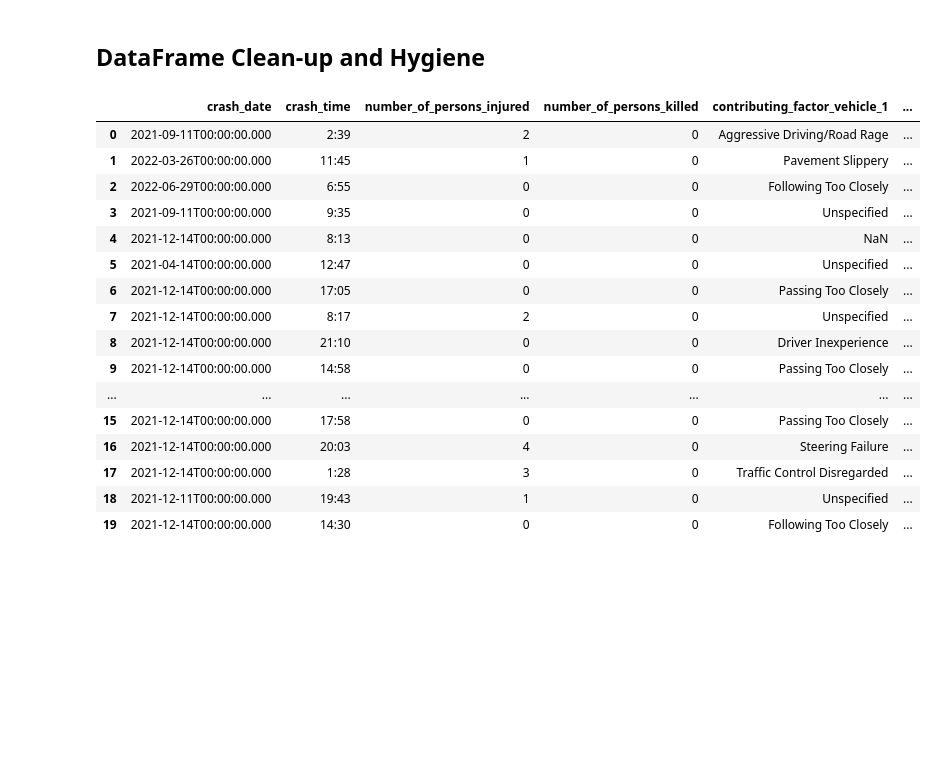
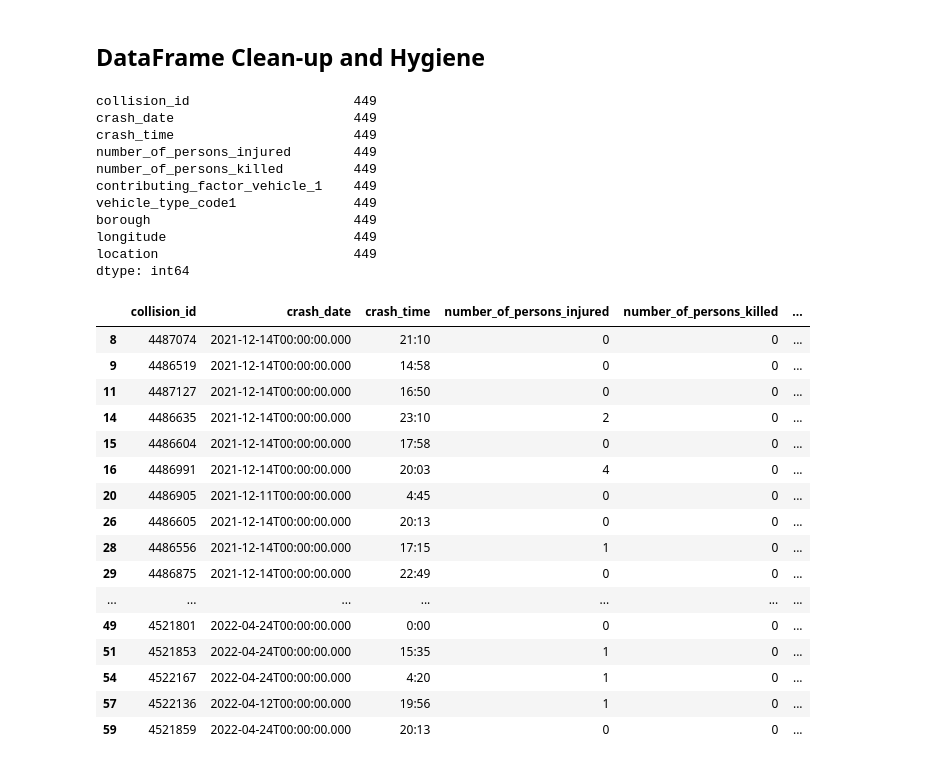
Before and after one commit to aglantzrbc/rutgers23-project-one, a Jupyter notebook: initial_python_file.ipynb, the cells around one changed output. Cells and saved outputs as stored; diff of their text form; code cells hidden in the pictures; blank space fills up the shorter version.

```diff
--- a/initial_python_file.ipynb
+++ b/initial_python_file.ipynb
@@ -83,36 +83,54 @@ vehicle_type_code_5
 # %% [markdown]
 ## DataFrame Clean-up and Hygiene
 # %%
-# Excluse columns that are unnecessary for the analysis
+# Exclude columns that are unnecessary for the analysis
 excluded_columns = ["on_street_name", "off_street_name", "number_of_pedestrians_injured", "number_of_pedestrians_killed", "number_of_cyclist_injured",
 "number_of_cyclist_killed", "number_of_motorist_injured", "number_of_motorist_killed", "contributing_factor_vehicle_2", "vehicle_type_code2", "zip_code", "latitude", "longitude"
 "location", "cross_street_name", "cross_street_name", "contributing_factor_vehicle_3", "vehicle_type_code_3", "contributing_factor_vehicle_4", "vehicle_type_code_4", "contributing_factor_vehicle_5", "vehicle_type_code_5"]
 filtered_df = results_values_df.loc[:, ~results_values_df.columns.isin(excluded_columns)]
 
-# Reorder columns with "collision_id" as the first column so that each cr
+# Drop rows with missing values
+filtered_df = filtered_df.dropna()
+
+# Drop rows where "contributing_factor_vehicle_1" is "Unspecified"
+filtered_df = filtered_df[filtered_df["contributing_factor_vehicle_1"] != "Unspecified"]
+
+# Reorder columns with "collision_id" as the first column so that each crash can be easily identified if needed
 column_order = ["collision_id"] + [col for col in filtered_df.columns if col != "collision_id"]
 filtered_df = filtered_df[column_order]
 
-# Sample values
-filtered_df.head(20)
+# Counts by column, to make sure analysis still has a sufficient number of records after previous drops
+column_counts = filtered_df.count()
+print(column_counts)
 
 # Sample values
 filtered_df.head(20)
 # %% [output]
+collision_id                     449
+crash_date                       449
+crash_time                       449
+number_of_persons_injured        449
+number_of_persons_killed         449
+contributing_factor_vehicle_1    449
+vehicle_type_code1               449
+borough                          449
+longitude                        449
+location                         449
+dtype: int64
-|  | crash_date | crash_time | number_of_persons_injured | number_of_persons_killed | contributing_factor_vehicle_1 | ... |
-| 0 | 2021-09-11T00:00:00.000 | 2:39 | 2 | 0 | Aggressive Driving/Road Rage | ... |
-| 1 | 2022-03-26T00:00:00.000 | 11:45 | 1 | 0 | Pavement Slippery | ... |
-| 2 | 2022-06-29T00:00:00.000 | 6:55 | 0 | 0 | Following Too Closely | ... |
-| 3 | 2021-09-11T00:00:00.000 | 9:35 | 0 | 0 | Unspecified | ... |
-| 4 | 2021-12-14T00:00:00.000 | 8:13 | 0 | 0 | NaN | ... |
-| 5 | 2021-04-14T00:00:00.000 | 12:47 | 0 | 0 | Unspecified | ... |
-| 6 | 2021-12-14T00:00:00.000 | 17:05 | 0 | 0 | Passing Too Closely | ... |
-| 7 | 2021-12-14T00:00:00.000 | 8:17 | 2 | 0 | Unspecified | ... |
-| 8 | 2021-12-14T00:00:00.000 | 21:10 | 0 | 0 | Driver Inexperience | ... |
-| 9 | 2021-12-14T00:00:00.000 | 14:58 | 0 | 0 | Passing Too Closely | ... |
+|  | collision_id | crash_date | crash_time | number_of_persons_injured | number_of_persons_killed | ... |
+| 8 | 4487074 | 2021-12-14T00:00:00.000 | 21:10 | 0 | 0 | ... |
+| 9 | 4486519 | 2021-12-14T00:00:00.000 | 14:58 | 0 | 0 | ... |
+| 11 | 4487127 | 2021-12-14T00:00:00.000 | 16:50 | 0 | 0 | ... |
+| 14 | 4486635 | 2021-12-14T00:00:00.000 | 23:10 | 2 | 0 | ... |
+| 15 | 4486604 | 2021-12-14T00:00:00.000 | 17:58 | 0 | 0 | ... |
+| 16 | 4486991 | 2021-12-14T00:00:00.000 | 20:03 | 4 | 0 | ... |
+| 20 | 4486905 | 2021-12-11T00:00:00.000 | 4:45 | 0 | 0 | ... |
+| 26 | 4486605 | 2021-12-14T00:00:00.000 | 20:13 | 0 | 0 | ... |
+| 28 | 4486556 | 2021-12-14T00:00:00.000 | 17:15 | 1 | 0 | ... |
+| 29 | 4486875 | 2021-12-14T00:00:00.000 | 22:49 | 0 | 0 | ... |
 | ... | ... | ... | ... | ... | ... | ... |
-| 15 | 2021-12-14T00:00:00.000 | 17:58 | 0 | 0 | Passing Too Closely | ... |
-| 16 | 2021-12-14T00:00:00.000 | 20:03 | 4 | 0 | Steering Failure | ... |
-| 17 | 2021-12-14T00:00:00.000 | 1:28 | 3 | 0 | Traffic Control Disregarded | ... |
-| 18 | 2021-12-11T00:00:00.000 | 19:43 | 1 | 0 | Unspecified | ... |
-| 19 | 2021-12-14T00:00:00.000 | 14:30 | 0 | 0 | Following Too Closely | ... |
+| 49 | 4521801 | 2022-04-24T00:00:00.000 | 0:00 | 0 | 0 | ... |
+| 51 | 4521853 | 2022-04-24T00:00:00.000 | 15:35 | 1 | 0 | ... |
+| 54 | 4522167 | 2022-04-24T00:00:00.000 | 4:20 | 1 | 0 | ... |
+| 57 | 4522136 | 2022-04-12T00:00:00.000 | 19:56 | 1 | 0 | ... |
+| 59 | 4521859 | 2022-04-24T00:00:00.000 | 20:13 | 0 | 0 | ... |
```
Also changed, not shown: parts of 6 cells of this notebook, 1 other file.
